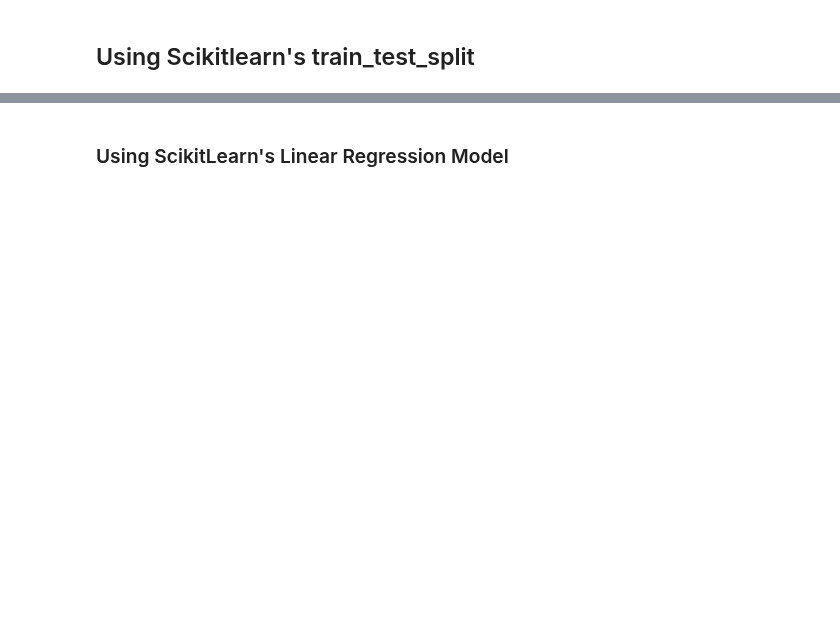
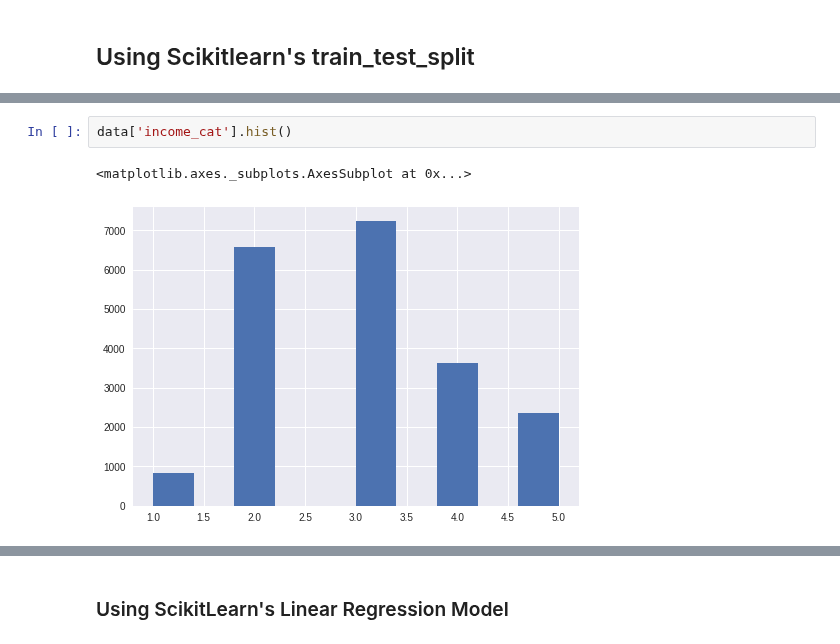
Before and after one commit to somnath1077/ML, a Jupyter notebook: hands_on_ML/Chapter2.ipynb, the cells around one changed output, grey strips where cells are left out. Drawn from its saved outputs; the diff is of its cells as text; blank space fills up the shorter version.

```diff
--- a/hands_on_ML/Chapter2.ipynb
+++ b/hands_on_ML/Chapter2.ipynb
@@ -131,0 +145,5 @@ df_id
+# %%
+data['income_cat'].hist()
+# %% [output]
+<matplotlib.axes._subplots.AxesSubplot at 0x...>
+[figure, added]
```
Also changed, not shown: parts of 45 cells of this notebook.
